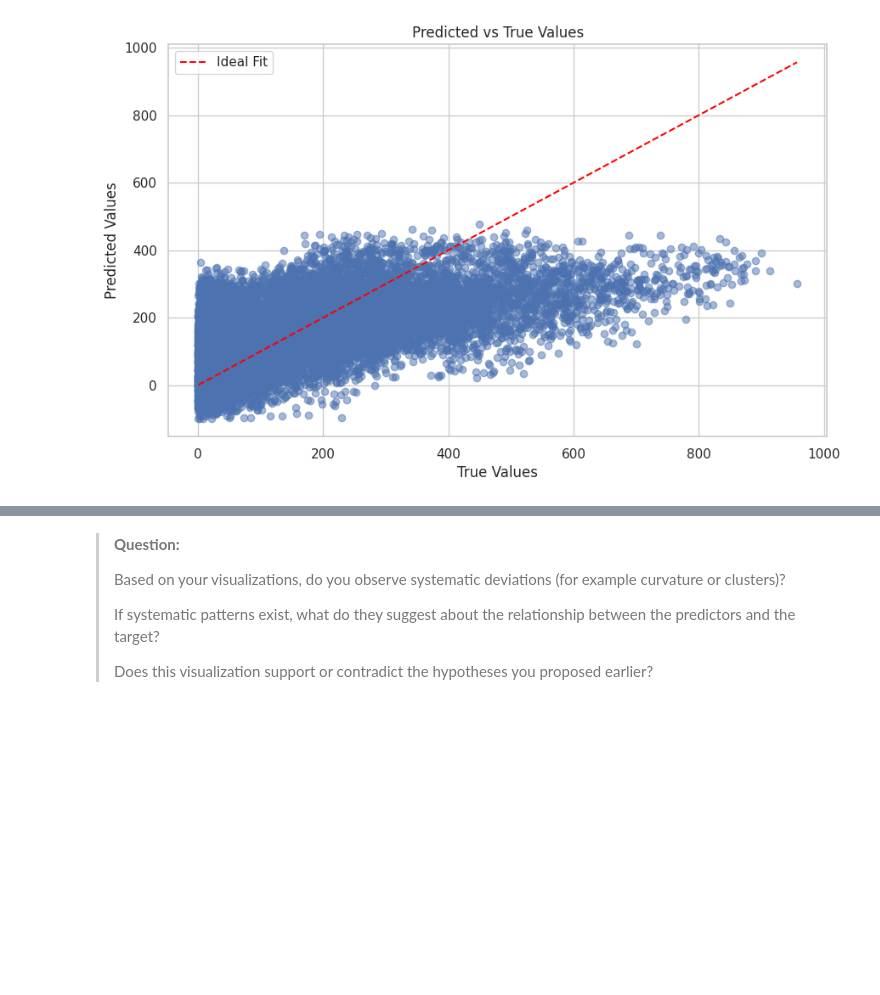
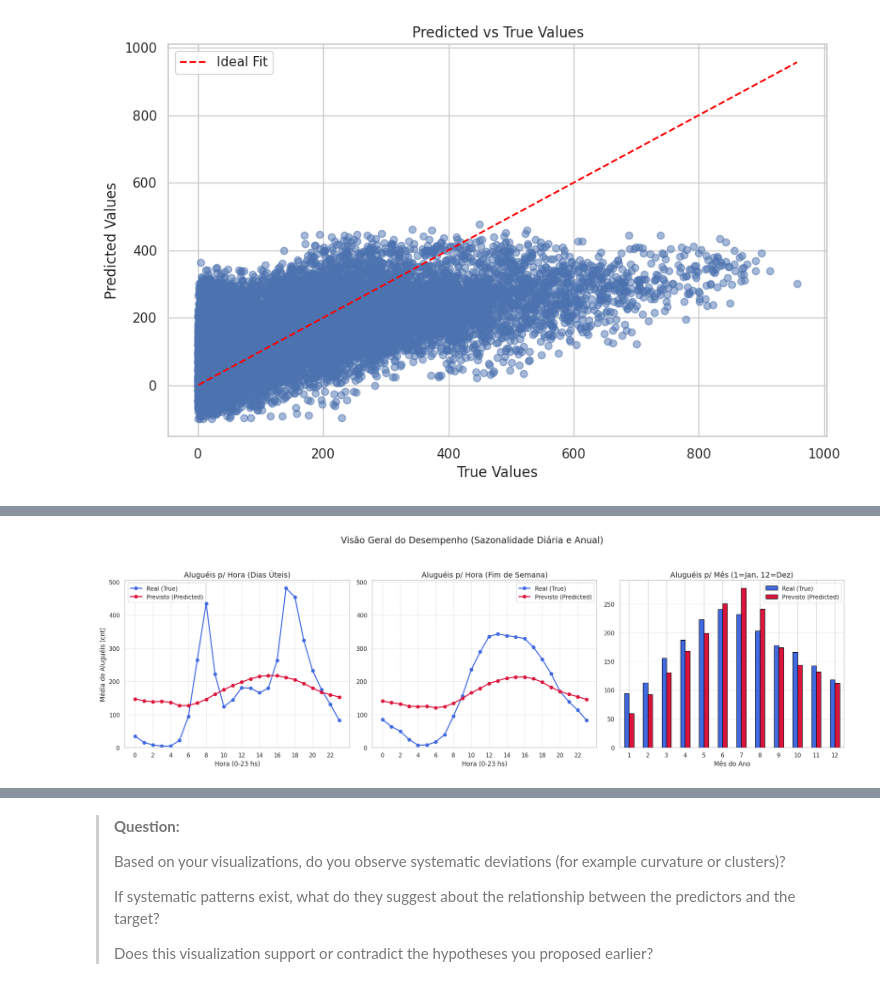
Before and after one commit to sll-bruno/machine-learning-projects, a Jupyter notebook: Tarefa1/mc886_1s2026-assignment_1.ipynb, the cells around one changed output, grey strips where cells are left out. Drawn from its saved outputs; the diff is of its cells as text; code cells hidden in the pictures; blank space fills up the shorter version.

```diff
--- a/Tarefa1/mc886_1s2026-assignment_1.ipynb
+++ b/Tarefa1/mc886_1s2026-assignment_1.ipynb
@@ -956,0 +1001,65 @@ Treinamento Finalizado
+# %%
+def plot_mean_predictions_vs_real_combined(df: pd.DataFrame, y_true: NDArray[np.float64], y_pred: NDArray[np.float64]) -> None:
+    # Cria uma cópia rápida do dataframe para segurança do ambiente
+    temp_df = df.copy()
+    temp_df['Real (True)'] = y_true
+    temp_df['Previsto (Predicted)'] = y_pred
+
+    # Criação do quadro com 3 áreas principais (1 linha, 3 colunas) e ajusta a largura para 20
+    fig, axes = plt.subplots(1, 3, figsize=(20, 6))
+
+    # ==========================
+    # Gráfico 1: HORA (Dias Úteis)
+    # ==========================
+    df_work = temp_df[temp_df['workingday'] == 1]
+    hourly_work = df_work.groupby('hr')[['Real (True)', 'Previsto (Predicted)']].mean()
+
+    hourly_work.plot(kind='line', ax=axes[0], marker='o', linewidth=2, color=['royalblue', 'crimson'])
+    axes[0].set_title('Aluguéis p/ Hora (Dias Úteis)', fontsize=14)
+    axes[0].set_xlabel('Hora (0-23 hs)')
+    axes[0].set_ylabel('Média de Aluguéis (cnt)')
+    axes[0].set_xticks(range(0, 24, 2)) # Pulando de 2 em 2 para o eixo X não encavalar o texto
+    axes[0].grid(True, linestyle='--', alpha=0.6)
+
+    # ==========================
+    # Gráfico 2: HORA (Fim de Semana)
+    # ==========================
+    df_weekend = temp_df[temp_df['workingday'] == 0]
+    hourly_weekend = df_weekend.groupby('hr')[['Real (True)', 'Previsto (Predicted)']].mean()
+
+    hourly_weekend.plot(kind='line', ax=axes[1], marker='o', linewidth=2, color=['royalblue', 'crimson'])
+    axes[1].set_title('Aluguéis p/ Hora (Fim de Semana)', fontsize=14)
+    axes[1].set_xlabel('Hora (0-23 hs)')
+    axes[1].set_xticks(range(0, 24, 2))
+    axes[1].grid(True, linestyle='--', alpha=0.6)
+
+    # "Trava" do eixo Y para que o gráfico 1 e 2 tenham exatamente a mesma altura
+    # (importante para comparações estéticas não te enganarem visualmente!)
+    max_y = max(hourly_work.max().max(), hourly_weekend.max().max()) * 1.05
+    axes[0].set_ylim(0, max_y)
+    axes[1].set_ylim(0, max_y)
+
+    # ==========================
+    # Gráfico 3: MÊS (Geralão de Sazonalidade Anual)
+    # ==========================
+    monthly_mean = temp_df.groupby('mnth')[['Real (True)', 'Previsto (Predicted)']].mean()
+
+    monthly_mean.plot(kind='bar', ax=axes[2], color=['royalblue', 'crimson'], edgecolor='black', zorder=3)
+    axes[2].set_title('Aluguéis p/ Mês (1=Jan, 12=Dez)', fontsize=14)
+    axes[2].set_xlabel('Mês do Ano')
+    axes[2].grid(axis='y', linestyle='--', alpha=0.6, zorder=0)
+
+    # Mantém os textos verticais em pé originais p/ Mês
+    for tick in axes[2].get_xticklabels():
+        tick.set_rotation(0)
+
+    # Título Mestre
+    fig.suptitle('Visão Geral do Desempenho (Sazonalidade Diária e Anual)', fontsize=17, y=1.05)
+
+    plt.tight_layout()
+    plt.show()
+
+# Chamada Mestre
+plot_mean_predictions_vs_real_combined(train_df, y, y_pred)
+# %% [output]
+[figure, added]
```
Also changed, not shown: parts of 11 cells of this notebook.
